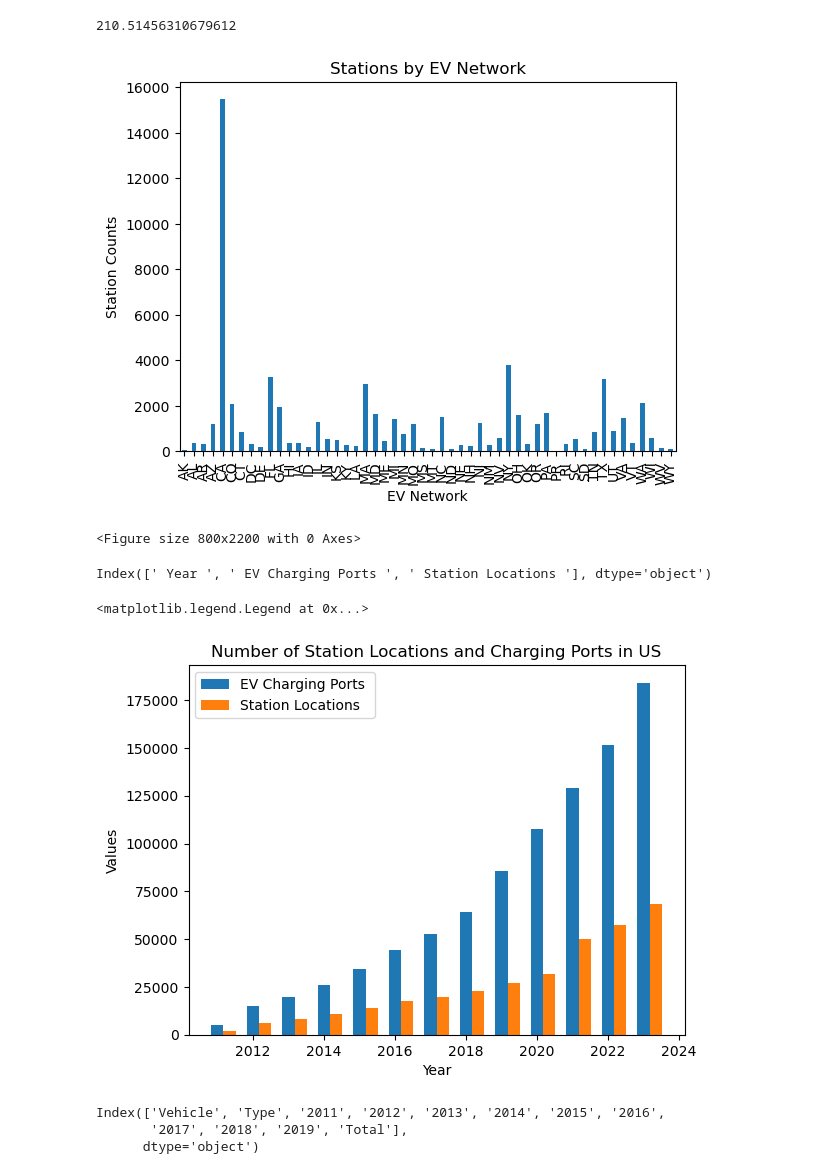
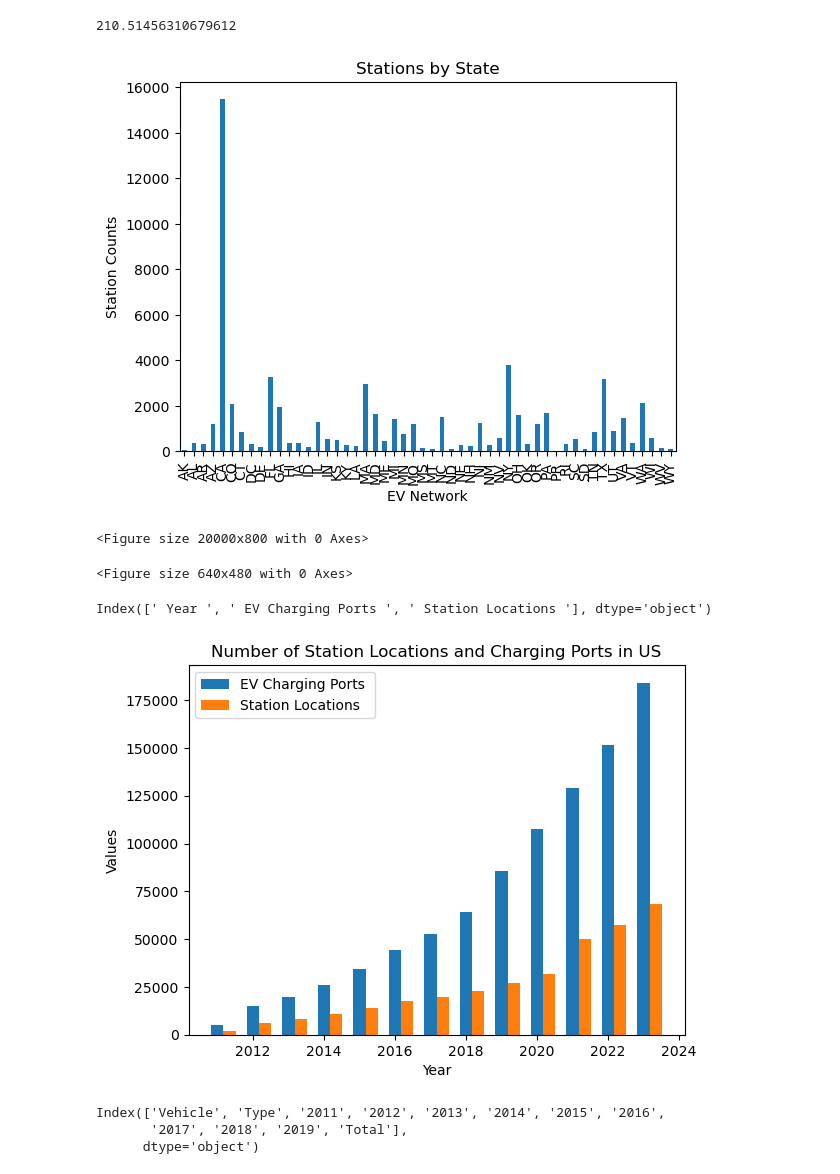
Before and after one commit to andymatsuura/ev-across-america, a Jupyter notebook: AM_notebook.ipynb, the cells around one changed output. Cells and saved outputs as stored; diff of their text form; code cells hidden in the pictures.

Commit message:
add final graph png

```diff
--- a/AM_notebook.ipynb
+++ b/AM_notebook.ipynb
@@ -61,14 +61,17 @@ mean_range
 # %%
 stations_by_network = full_and_clean.groupby(full_and_clean["State"])["Station Name"].count()
 stations_by_network.plot(kind="bar")
 plt.xlabel('EV Network')
 plt.ylabel('Station Counts')
-plt.title('Stations by EV Network')
-plt.figure(figsize=(8,22))
+plt.title('Stations by State')
+plt.figure(figsize=(200, 8))
+plt.tight_layout()
 plt.show()
+plt.savefig("output/stations_by_state.png")
 # %% [output]
-[figure, old version]
+[figure, new version]
-<Figure size 800x2200 with 0 Axes>
+<Figure size 20000x800 with 0 Axes>
+<Figure size 640x480 with 0 Axes>
 # %%
 charger_df = pd.read_csv("data/charger_data.csv")
 # %%
@@ -76,8 +79,8 @@ charger_df.columns
 # %% [output]
 Index([' Year ', ' EV Charging Ports ', ' Station Locations '], dtype='object')
 # %%
-charger_df[' EV Charging Ports '] = charger_df[' EV Charging Ports '].str.replace(',', '')
-charger_df[' Station Locations '] = charger_df[' Station Locations '].str.replace(',', '')
+# charger_df[' EV Charging Ports '] = charger_df[' EV Charging Ports '].str.replace(',', '')
+# charger_df[' Station Locations '] = charger_df[' Station Locations '].str.replace(',', '')
 charger_df[' EV Charging Ports '] = pd.to_numeric(charger_df[' EV Charging Ports '])
 charger_df[' Station Locations '] = pd.to_numeric(charger_df[' Station Locations '])
 bar_width = 0.35
@@ -87,8 +90,8 @@ plt.xlabel('Year')
 plt.ylabel('Values')
 plt.title('Number of Station Locations and Charging Ports in US')
 plt.legend()
+plt.savefig("output/station_graph.png")
 # %% [output]
-<matplotlib.legend.Legend at 0x...>
 [figure]
 # %%
 charger_df.to_csv("output/us_ev_stations.csv")
```
Also changed, not shown: parts of 3 cells of this notebook, 1 other file.
